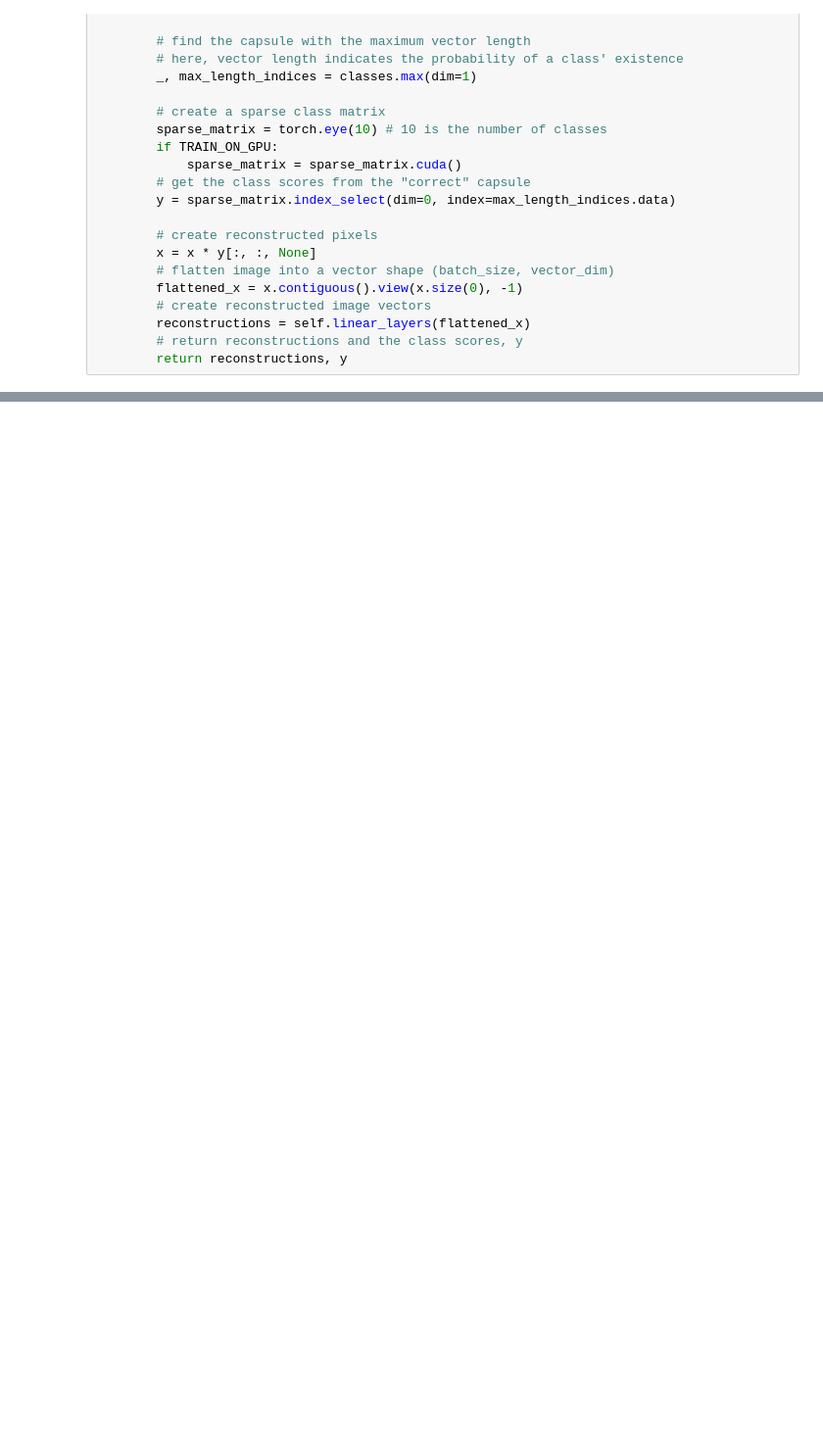
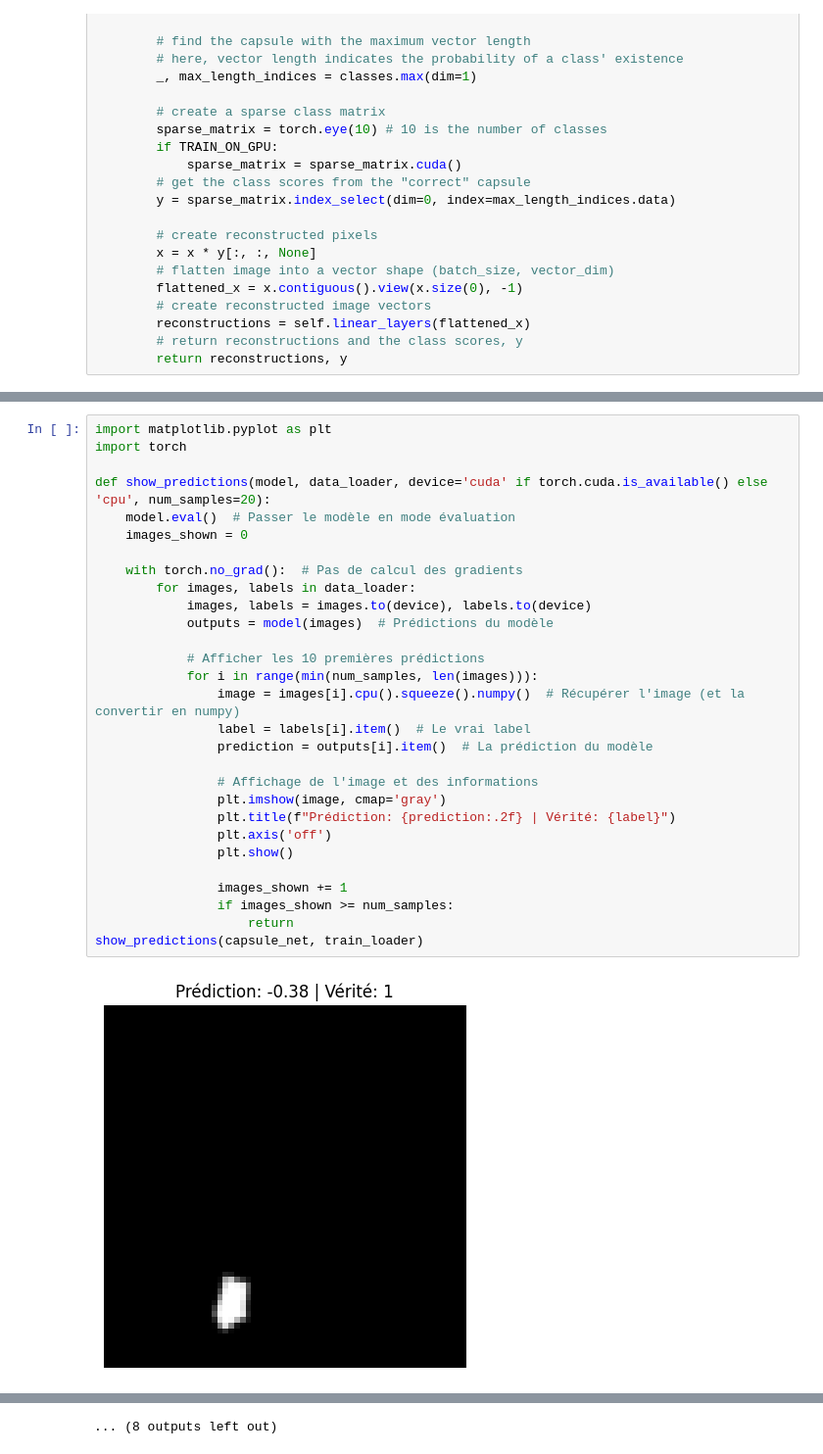
Before and after one commit to Faberra57/cobalt, a Jupyter notebook: CapsuleNetworks/capsNetMinstipynb.ipynb, the cells around one changed output, grey strips where cells are left out. Shown at 98% size. Saved outputs shown, nothing was run; the diff lists cells and outputs as text; blank space fills up the shorter version.

```diff
--- a/CapsuleNetworks/capsNetMinstipynb.ipynb
+++ b/CapsuleNetworks/capsNetMinstipynb.ipynb
@@ -448,0 +555,31 @@ Epoch: 3        Training Loss: 0.02743261
+# %%
+import matplotlib.pyplot as plt
+import torch
+
+def show_predictions(model, data_loader, device='cuda' if torch.cuda.is_available() else 'cpu', num_samples=20):
+    model.eval()  # Passer le modèle en mode évaluation
+    images_shown = 0
+
+    with torch.no_grad():  # Pas de calcul des gradients
+        for images, labels in data_loader:
+            images, labels = images.to(device), labels.to(device)
+            outputs = model(images)  # Prédictions du modèle
+
+            # Afficher les 10 premières prédictions
+            for i in range(min(num_samples, len(images))):
+                image = images[i].cpu().squeeze().numpy()  # Récupérer l'image (et la convertir en numpy)
+                label = labels[i].item()  # Le vrai label
+                prediction = outputs[i].item()  # La prédiction du modèle
+
+                # Affichage de l'image et des informations
+                plt.imshow(image, cmap='gray')
+                plt.title(f"Prédiction: {prediction:.2f} | Vérité: {label}")
+                plt.axis('off')
+                plt.show()
+
+                images_shown += 1
+                if images_shown >= num_samples:
+                    return
+show_predictions(capsule_net, train_loader)
+# %% [output]
+[figure, added]
@@ -448,0 +597 @@ Epoch: 3        Training Loss: 0.02743261
+... (8 outputs left out)
```
Also changed, not shown: parts of 17 cells of this notebook.
